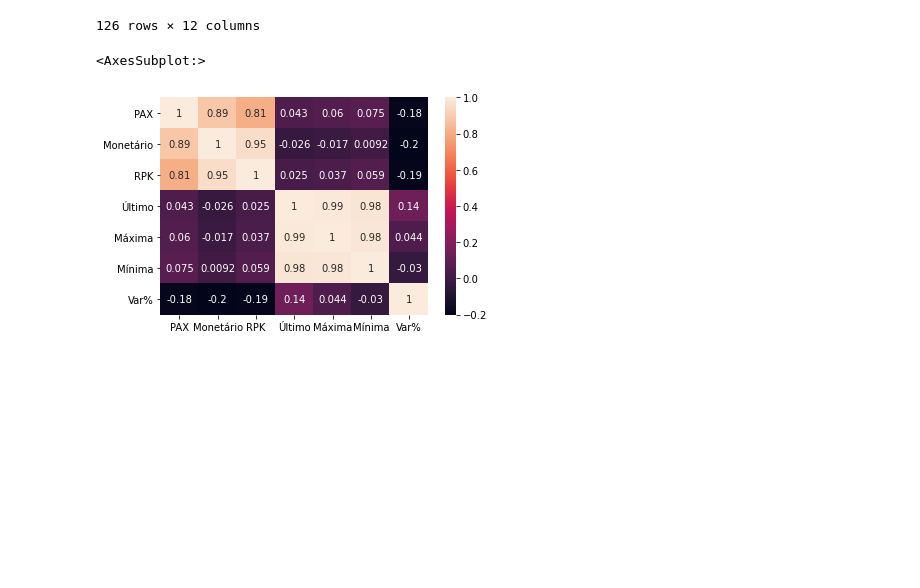
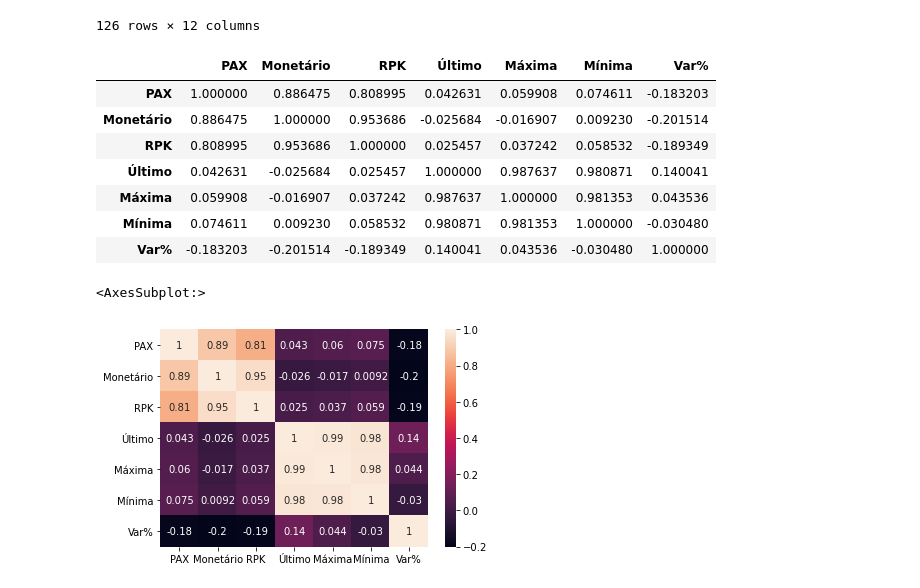
Before and after one commit to FelipeGaleao/case-gol-analytics, a Jupyter notebook: case_01.ipynb, the cells around one changed output. Drawn from its saved outputs; the diff is of its cells as text; code cells hidden in the pictures; blank space fills up the shorter version.

Commit message:
fix: added cell to corr

```diff
--- a/case_01.ipynb
+++ b/case_01.ipynb
@@ -336,6 +330,17 @@ df_correlacao_dolar
 | 124 | 2016-11-08 | TeleVenda | Vast | 108 | 6365.224509 | 4713 | 2016-02-11 | 3.2359 | 3,2370 | ... |
 | 125 | 2016-11-08 | Porta a Porta | Vast | 1962 | 30148.736786 | 82711 | 2016-01-11 | 3.2367 | 3,1888 | ... |
 126 rows × 12 columns
+# %%
+df_correlacao_dolar.corr()
+# %% [output]
+|  | PAX | Monetário | RPK | Último | Máxima | Mínima | Var% |
+| PAX | 1.000000 | 0.886475 | 0.808995 | 0.042631 | 0.059908 | 0.074611 | -0.183203 |
+| Monetário | 0.886475 | 1.000000 | 0.953686 | -0.025684 | -0.016907 | 0.009230 | -0.201514 |
+| RPK | 0.808995 | 0.953686 | 1.000000 | 0.025457 | 0.037242 | 0.058532 | -0.189349 |
+| Último | 0.042631 | -0.025684 | 0.025457 | 1.000000 | 0.987637 | 0.980871 | 0.140041 |
+| Máxima | 0.059908 | -0.016907 | 0.037242 | 0.987637 | 1.000000 | 0.981353 | 0.043536 |
+| Mínima | 0.074611 | 0.009230 | 0.058532 | 0.980871 | 0.981353 | 1.000000 | -0.030480 |
+| Var% | -0.183203 | -0.201514 | -0.189349 | 0.140041 | 0.043536 | -0.030480 | 1.000000 |
 # %%
 sns.heatmap(df_correlacao_dolar.corr(), annot=True)
 # %% [output]
```
Also changed, not shown: parts of 5 cells of this notebook.
